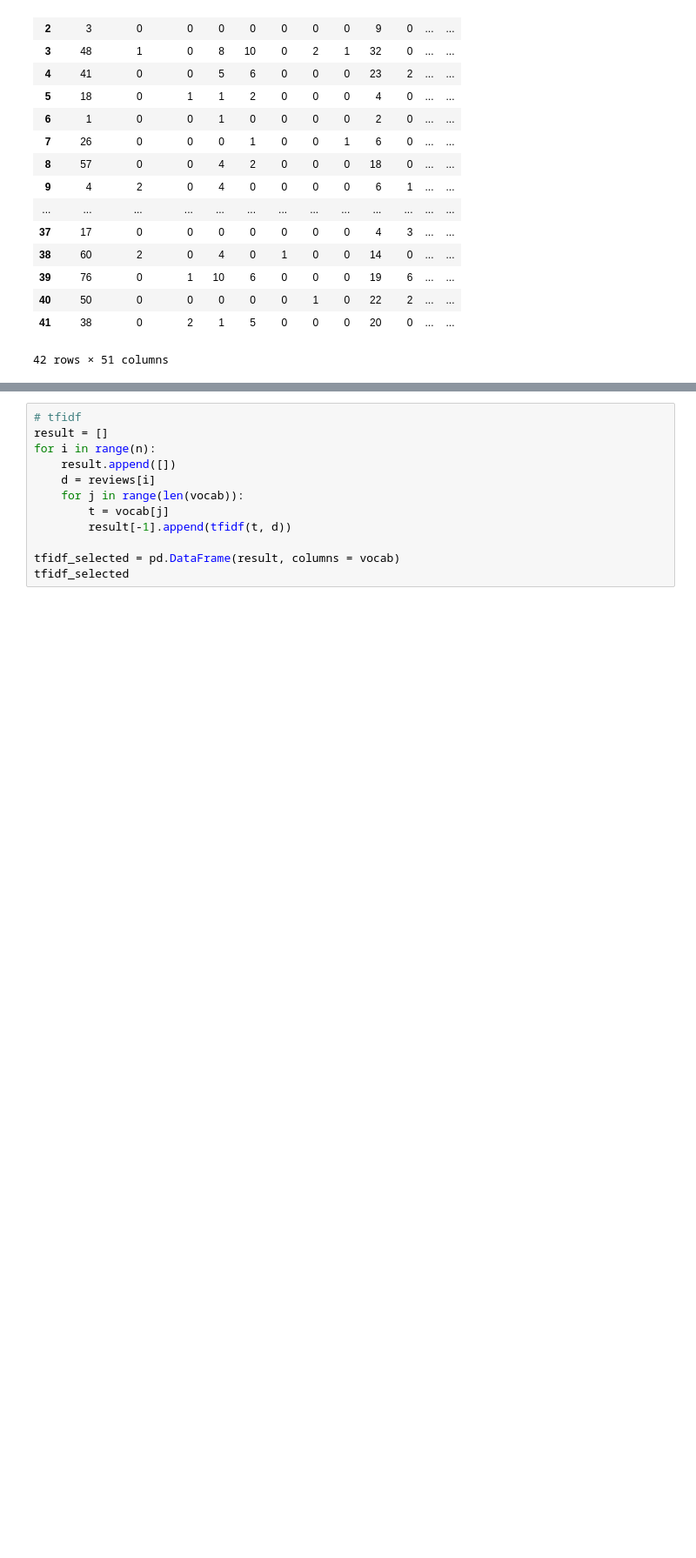
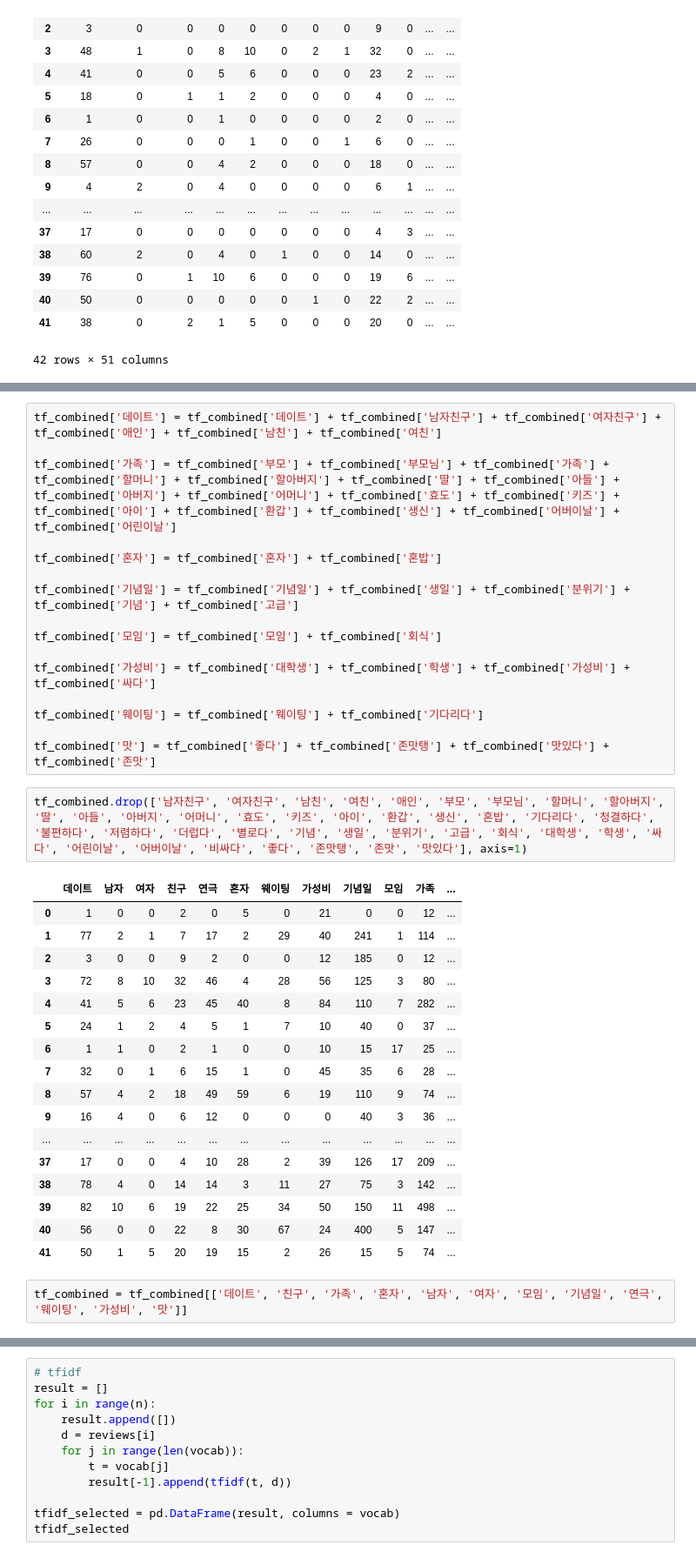
Before and after one commit to yeonyeonn/project_team7, a Jupyter notebook: tf_idf.ipynb, the cells around one changed output, grey strips where cells are left out. Shown: that part at 87% size. Saved outputs shown, nothing was run; the diff lists cells and outputs as text; blank space fills up the shorter version.

```diff
--- a/tf_idf.ipynb
+++ b/tf_idf.ipynb
@@ -128,0 +151,38 @@ tf_selected
+# %%
+tf_combined['데이트'] = tf_combined['데이트'] + tf_combined['남자친구'] + tf_combined['여자친구'] + tf_combined['애인'] + tf_combined['남친'] + tf_combined['여친']
+
+tf_combined['가족'] = tf_combined['부모'] + tf_combined['부모님'] + tf_combined['가족'] + tf_combined['할머니'] + tf_combined['할아버지'] + tf_combined['딸'] + tf_combined['아들'] + tf_combined['아버지'] + tf_combined['어머니'] + tf_combined['효도'] + tf_combined['키즈'] + tf_combined['아이'] + tf_combined['환갑'] + tf_combined['생신'] + tf_combined['어버이날'] + tf_combined['어린이날']
+
+tf_combined['혼자'] = tf_combined['혼자'] + tf_combined['혼밥']
+
+tf_combined['기념일'] = tf_combined['기념일'] + tf_combined['생일'] + tf_combined['분위기'] + tf_combined['기념'] + tf_combined['고급']
+
+tf_combined['모임'] = tf_combined['모임'] + tf_combined['회식']
+
+tf_combined['가성비'] = tf_combined['대학생'] + tf_combined['학생'] + tf_combined['가성비'] + tf_combined['싸다']
+
+tf_combined['웨이팅'] = tf_combined['웨이팅'] + tf_combined['기다리다']
+
+tf_combined['맛'] = tf_combined['좋다'] + tf_combined['존맛탱'] + tf_combined['맛있다'] + tf_combined['존맛']
+# %%
+tf_combined.drop(['남자친구', '여자친구', '남친', '여친', '애인', '부모', '부모님', '할머니', '할아버지', '딸', '아들', '아버지', '어머니', '효도', '키즈', '아이', '환갑', '생신', '혼밥', '기다리다', '청결하다', '불편하다', '저렴하다', '더럽다', '별로다', '기념', '생일', '분위기', '고급', '회식', '대학생', '학생', '싸다', '어린이날', '어버이날', '비싸다', '좋다', '존맛탱', '존맛', '맛있다'], axis=1)
+# %% [output]
+|  | 데이트 | 남자 | 여자 | 친구 | 연극 | 혼자 | 웨이팅 | 가성비 | 기념일 | 모임 | 가족 | ... |
+| 0 | 1 | 0 | 0 | 2 | 0 | 5 | 0 | 21 | 0 | 0 | 12 | ... |
+| 1 | 77 | 2 | 1 | 7 | 17 | 2 | 29 | 40 | 241 | 1 | 114 | ... |
+| 2 | 3 | 0 | 0 | 9 | 2 | 0 | 0 | 12 | 185 | 0 | 12 | ... |
+| 3 | 72 | 8 | 10 | 32 | 46 | 4 | 28 | 56 | 125 | 3 | 80 | ... |
+| 4 | 41 | 5 | 6 | 23 | 45 | 40 | 8 | 84 | 110 | 7 | 282 | ... |
+| 5 | 24 | 1 | 2 | 4 | 5 | 1 | 7 | 10 | 40 | 0 | 37 | ... |
+| 6 | 1 | 1 | 0 | 2 | 1 | 0 | 0 | 10 | 15 | 17 | 25 | ... |
+| 7 | 32 | 0 | 1 | 6 | 15 | 1 | 0 | 45 | 35 | 6 | 28 | ... |
+| 8 | 57 | 4 | 2 | 18 | 49 | 59 | 6 | 19 | 110 | 9 | 74 | ... |
+| 9 | 16 | 4 | 0 | 6 | 12 | 0 | 0 | 0 | 40 | 3 | 36 | ... |
+| ... | ... | ... | ... | ... | ... | ... | ... | ... | ... | ... | ... | ... |
+| 37 | 17 | 0 | 0 | 4 | 10 | 28 | 2 | 39 | 126 | 17 | 209 | ... |
+| 38 | 78 | 4 | 0 | 14 | 14 | 3 | 11 | 27 | 75 | 3 | 142 | ... |
+| 39 | 82 | 10 | 6 | 19 | 22 | 25 | 34 | 50 | 150 | 11 | 498 | ... |
+| 40 | 56 | 0 | 0 | 22 | 8 | 30 | 67 | 24 | 400 | 5 | 147 | ... |
+| 41 | 50 | 1 | 5 | 20 | 19 | 15 | 2 | 26 | 15 | 5 | 74 | ... |
+# %%
+tf_combined = tf_combined[['데이트', '친구', '가족', '혼자', '남자', '여자', '모임', '기념일', '연극', '웨이팅', '가성비', '맛']]
```
Also changed, not shown: parts of 9 cells of this notebook, 7 other files.
